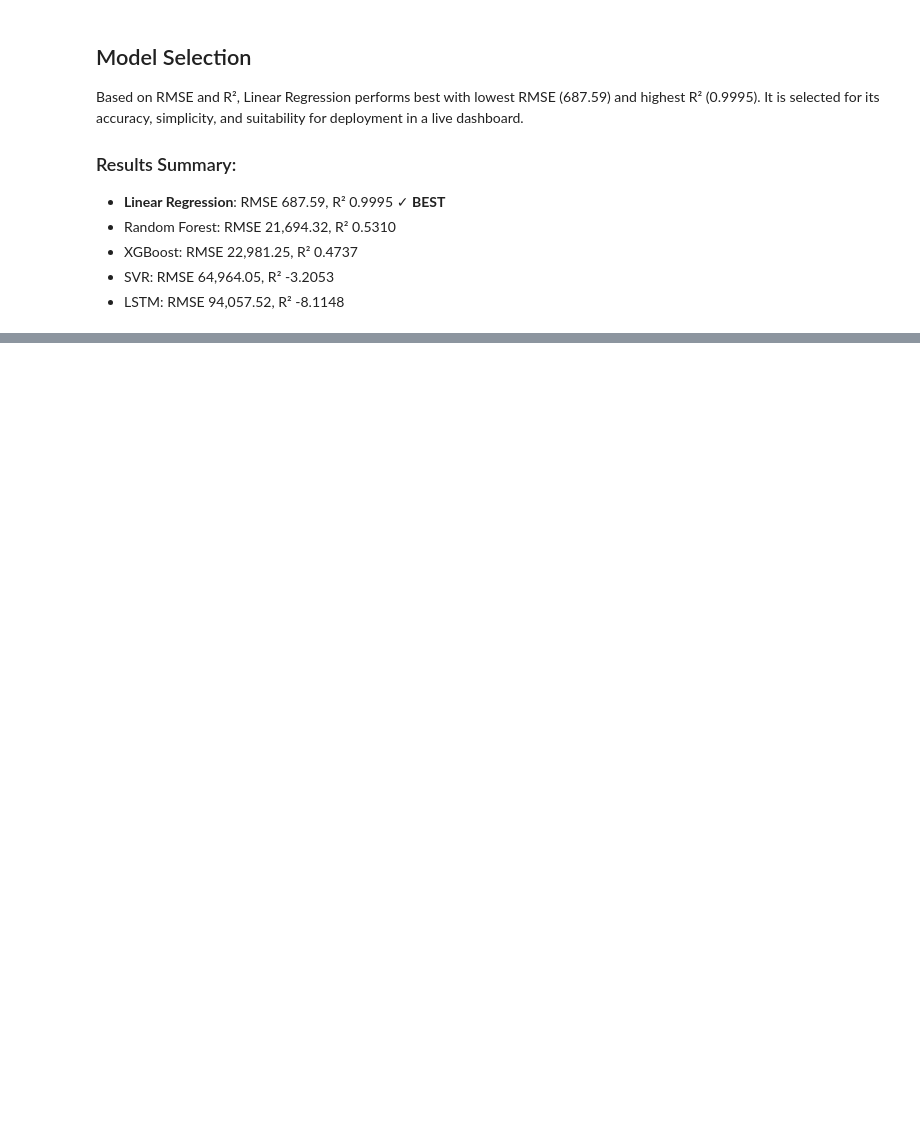
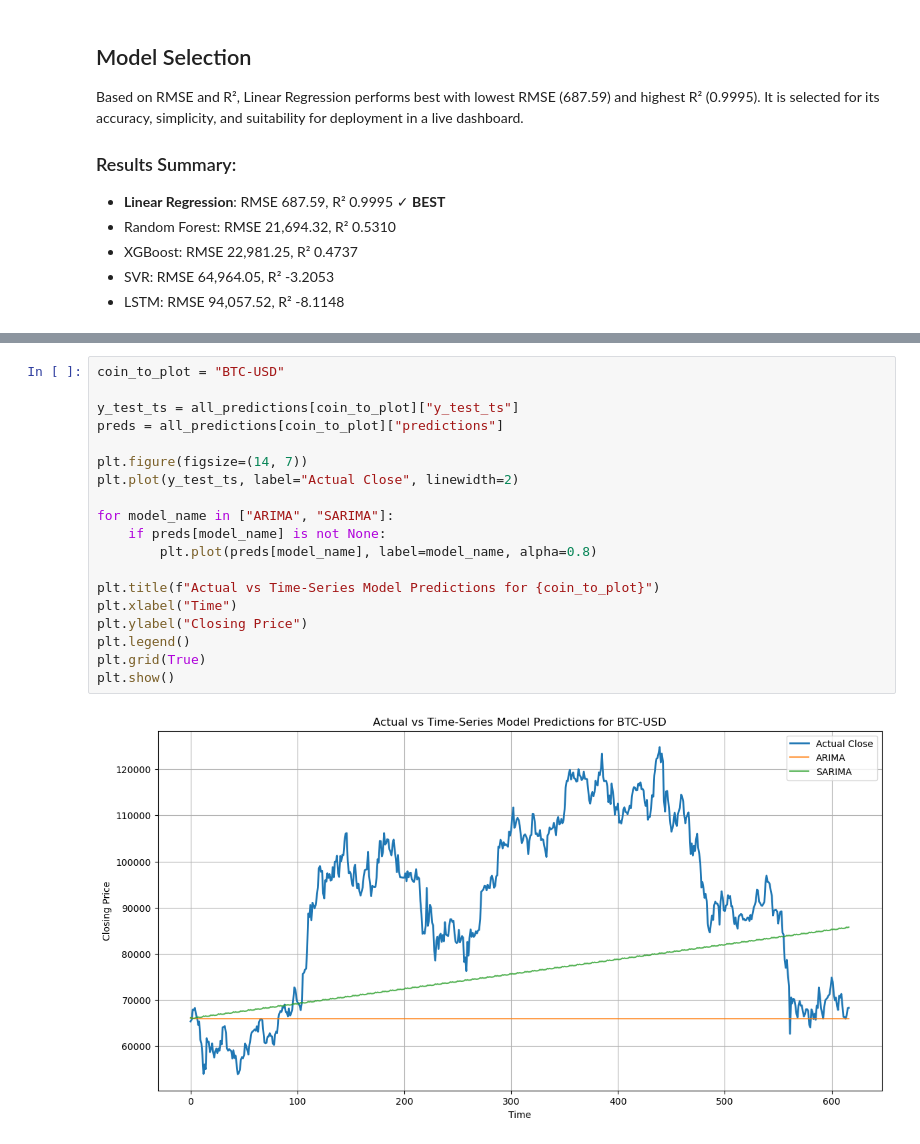
Before and after one commit to Shyam-Gopal-Shrestha/Cryptocurrency-price-prediction, a Jupyter notebook: notebooks/model_comparison.ipynb, the cells around one changed output, grey strips where cells are left out. Drawn from its saved outputs; the diff is of its cells as text; blank space fills up the shorter version.

```diff
--- a/notebooks/model_comparison.ipynb
+++ b/notebooks/model_comparison.ipynb
@@ -101,0 +636,21 @@ Based on RMSE and R², Linear Regression performs best with lowest RMSE (687.59)
+# %%
+coin_to_plot = "BTC-USD"
+
+y_test_ts = all_predictions[coin_to_plot]["y_test_ts"]
+preds = all_predictions[coin_to_plot]["predictions"]
+
+plt.figure(figsize=(14, 7))
+plt.plot(y_test_ts, label="Actual Close", linewidth=2)
+
+for model_name in ["ARIMA", "SARIMA"]:
+    if preds[model_name] is not None:
+        plt.plot(preds[model_name], label=model_name, alpha=0.8)
+
+plt.title(f"Actual vs Time-Series Model Predictions for {coin_to_plot}")
+plt.xlabel("Time")
+plt.ylabel("Closing Price")
+plt.legend()
+plt.grid(True)
+plt.show()
+# %% [output]
+[figure, added]
```
Also changed, not shown: parts of 24 cells of this notebook, 17 other files.
